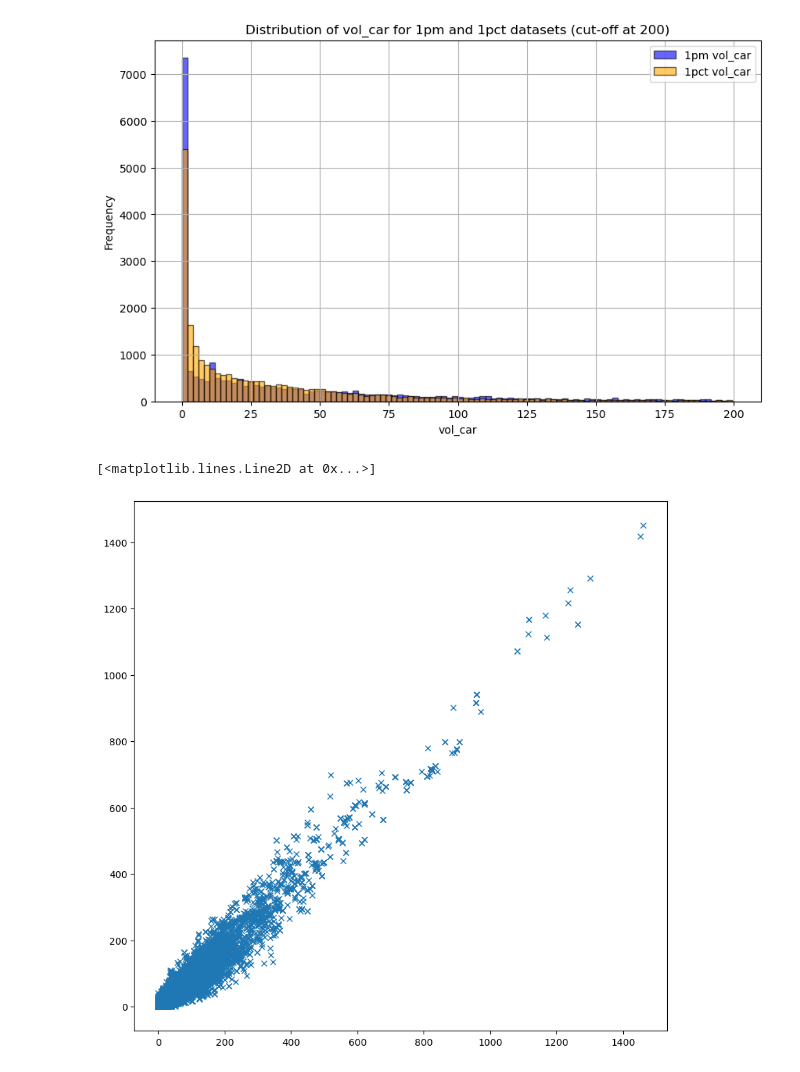
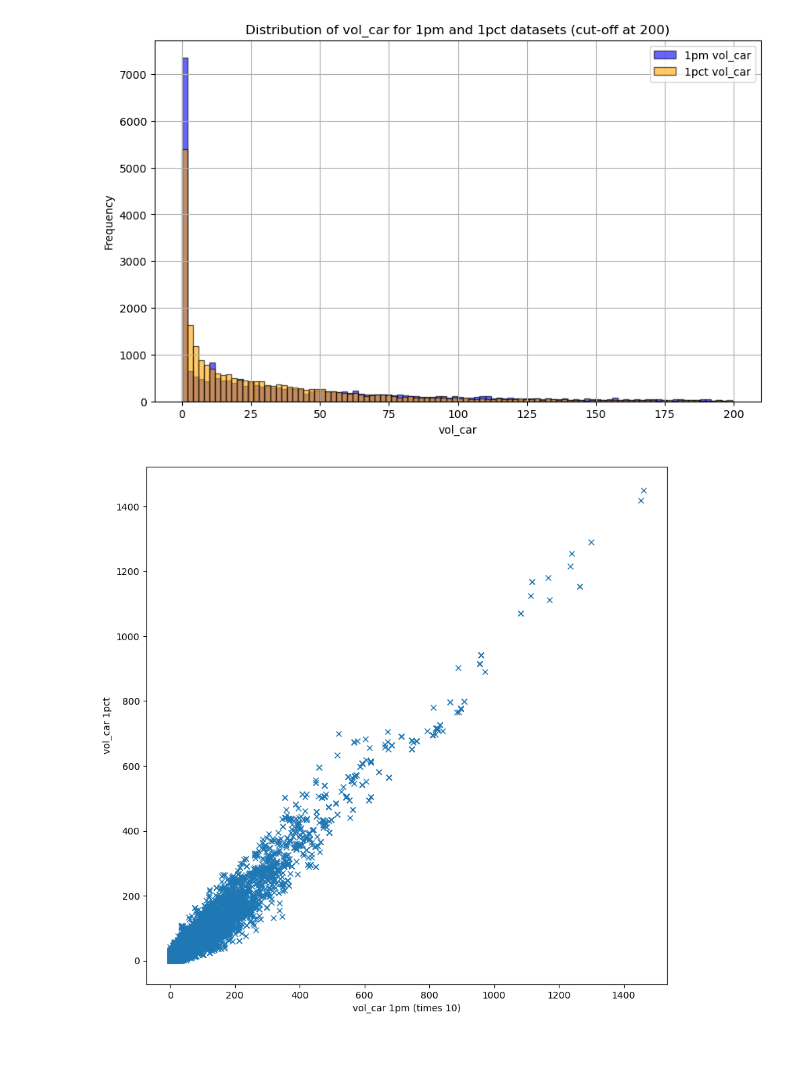
Before and after one commit to govindgoel/ml, a Jupyter notebook: scripts/visualization/compare_vol_pop_1pm_and_pop_1pct.ipynb, the cells around one changed output. Cells and saved outputs as stored; diff of their text form; code cells hidden in the pictures.

```diff
--- a/scripts/visualization/compare_vol_pop_1pm_and_pop_1pct.ipynb
+++ b/scripts/visualization/compare_vol_pop_1pm_and_pop_1pct.ipynb
@@ -200,7 +200,9 @@ plt.show()
 # %%
 plt.figure(figsize=(10,10))
 
 plt.plot(gdf_pop_1pm_within_boundary['vol_car_times_10'].values, gdf_pop_1pct_within_boundary['vol_car'].values, "x")
+plt.xlabel("vol_car 1pm (times 10)")
+plt.ylabel("vol_car 1pct")
+plt.show()
 # %% [output]
-[<matplotlib.lines.Line2D at 0x...>]
-[figure, old version]
+[figure, new version]
```
Also changed, not shown: 5 other files.
